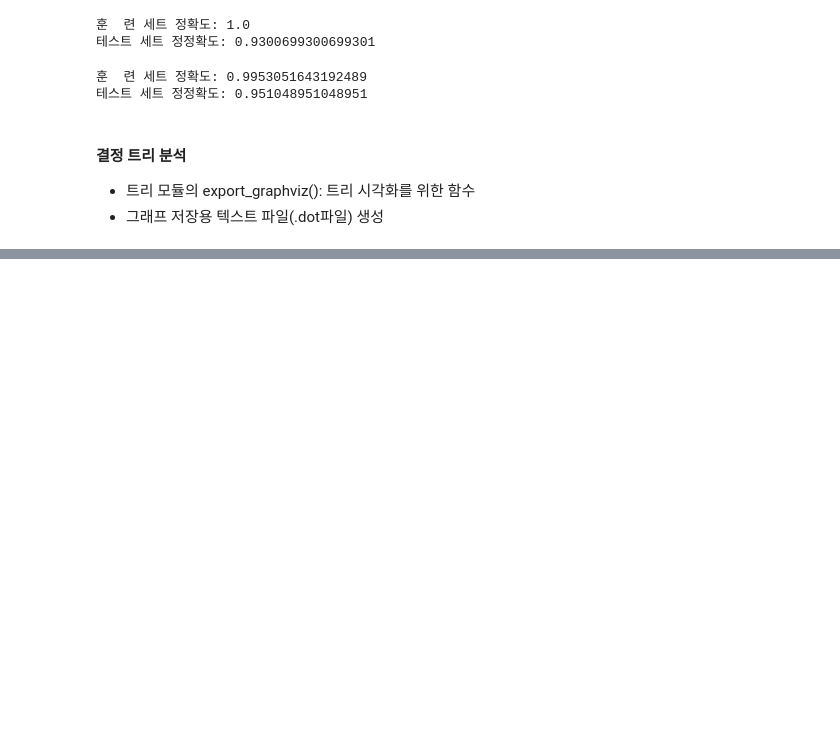
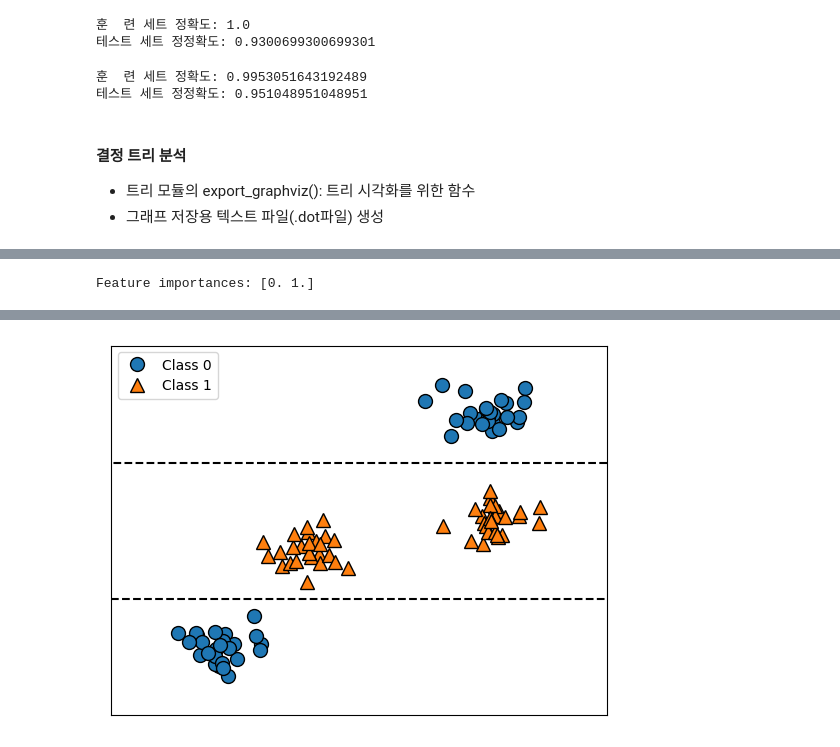
Before and after one commit to Son-BR/Study, a Jupyter notebook: ML with Python/Chapter02/03.dicision_tree.ipynb, the cells around one changed output, grey strips where cells are left out. Cells and saved outputs as stored; diff of their text form; code cells hidden in the pictures; blank space fills up the shorter version.

```diff
--- a/ML with Python/Chapter02/03.dicision_tree.ipynb
+++ b/ML with Python/Chapter02/03.dicision_tree.ipynb
@@ -89,0 +130,6 @@ display(graphviz.Source(dot_graph))
+# %%
+# 특성 중요도의 값은 중요성은 알려주지만 의미는 알수는 없고 특성과 클래스 사이에 복잡한 관계가 있을 수 있음
+
+mglearn.plots.plot_tree_not_monotone()
+# %% [output]
+Feature importances: [0. 1.]
@@ -89,0 +137 @@ display(graphviz.Source(dot_graph))
+[figure, added]
```
Also changed, not shown: parts of 11 cells of this notebook, 1 other file.
